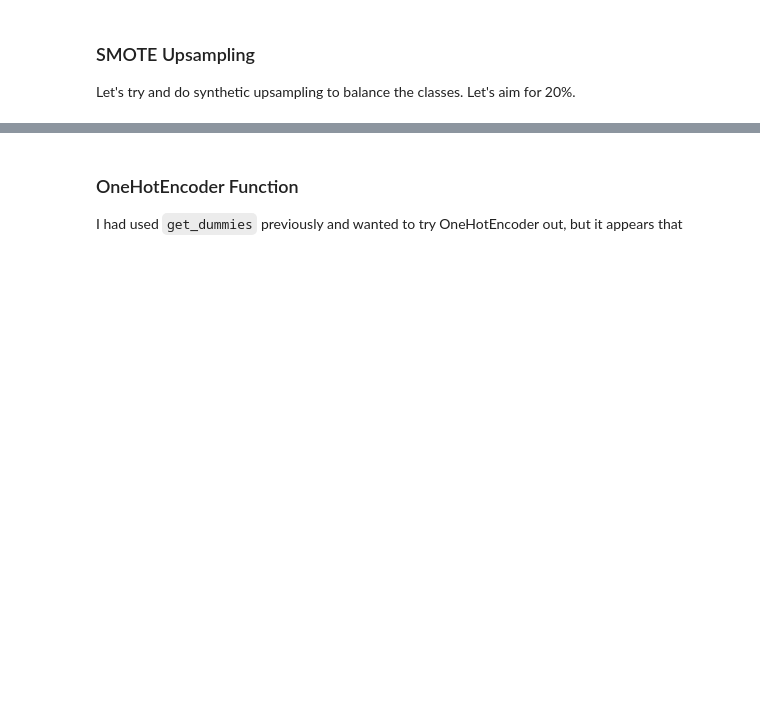
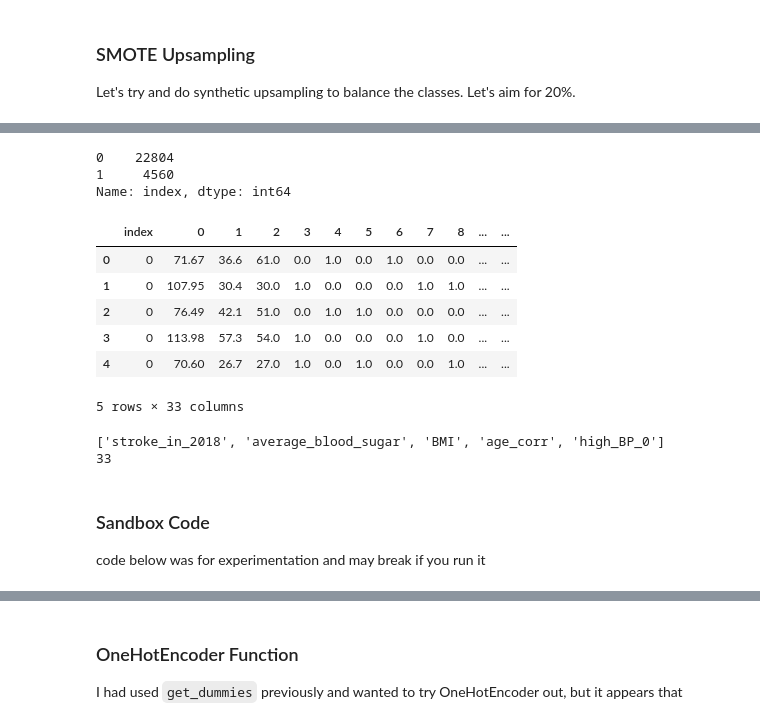
Before and after one commit to jerry-ye-xu/stroke_prediction, a Jupyter notebook: notebooks/2_Feature_Engineering.ipynb, the cells around one changed output, grey strips where cells are left out. Drawn from its saved outputs; the diff is of its cells as text; code cells hidden in the pictures; blank space fills up the shorter version.

```diff
--- a/notebooks/2_Feature_Engineering.ipynb
+++ b/notebooks/2_Feature_Engineering.ipynb
@@ -272,0 +340,7 @@ Let's try and do synthetic upsampling to balance the classes. Let's aim for 20%.
+# %%
+# We drop the continuous variables average_sugar_level, BMI, age_corr
+
+categorical_indices = np.arange(start=3, stop=32)
+print(categorical_indices)
+
+X.iloc[:, categorical_indices].columns
@@ -272,0 +375,2 @@ Let's try and do synthetic upsampling to balance the classes. Let's aim for 20%.
+# %%
+X_res, y_res = smote.fit_resample(X, y)
@@ -272,0 +409,24 @@ Let's try and do synthetic upsampling to balance the classes. Let's aim for 20%.
+# %%
+print(stk_smote["index"].value_counts())
+col_names = list(stk_oh_only.columns)
+col_names.insert(0, "stroke_in_2018")
+stk_smote.head()
+# %% [output]
+0    22804
+1     4560
+Name: index, dtype: int64
+|  | index | 0 | 1 | 2 | 3 | 4 | 5 | 6 | 7 | 8 | ... | ... |
+| 0 | 0 | 71.67 | 36.6 | 61.0 | 0.0 | 1.0 | 0.0 | 1.0 | 0.0 | 0.0 | ... | ... |
+| 1 | 0 | 107.95 | 30.4 | 30.0 | 1.0 | 0.0 | 0.0 | 0.0 | 1.0 | 1.0 | ... | ... |
+| 2 | 0 | 76.49 | 42.1 | 51.0 | 0.0 | 1.0 | 1.0 | 0.0 | 0.0 | 0.0 | ... | ... |
+| 3 | 0 | 113.98 | 57.3 | 54.0 | 1.0 | 0.0 | 0.0 | 0.0 | 1.0 | 0.0 | ... | ... |
+| 4 | 0 | 70.60 | 26.7 | 27.0 | 1.0 | 0.0 | 1.0 | 0.0 | 0.0 | 1.0 | ... | ... |
+5 rows × 33 columns
+# %%
+col_names = list(X.columns)
+col_names.insert(0, "stroke_in_2018")
+print(col_names[:5])
+print(len(col_names))
+# %% [output]
+['stroke_in_2018', 'average_blood_sugar', 'BMI', 'age_corr', 'high_BP_0']
+33
@@ -272,0 +436,4 @@ Let's try and do synthetic upsampling to balance the classes. Let's aim for 20%.
+# %% [markdown]
+### Sandbox Code
+
+code below was for experimentation and may break if you run it
```
Also changed, not shown: parts of 27 cells of this notebook, 1 other file.
